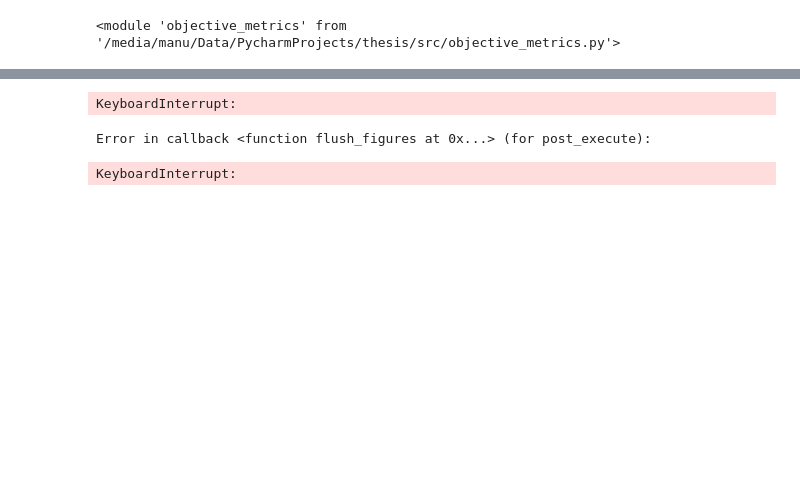
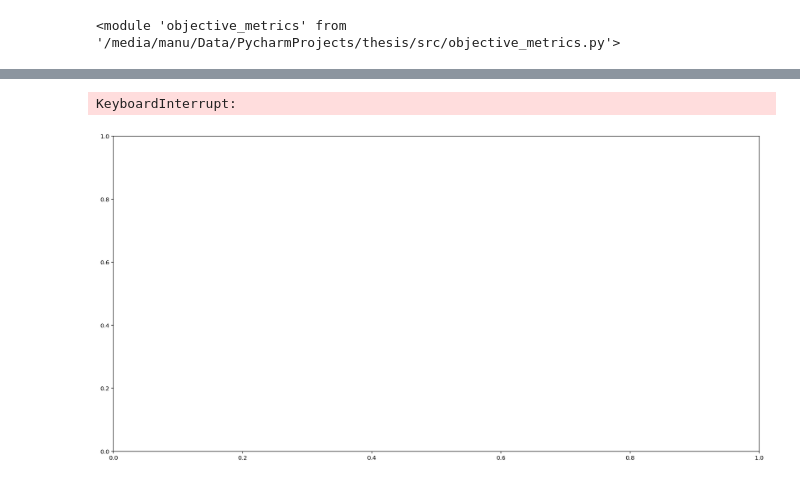
Before and after one commit to HikariNoMJ14/cool-cat-ai, a Jupyter notebook: src/Dataset Stats.ipynb, the cells around one changed output, grey strips where cells are left out. Cells and saved outputs as stored; diff of their text form; code cells hidden in the pictures; blank space fills up the shorter version.

```diff
--- a/src/Dataset Stats.ipynb
+++ b/src/Dataset Stats.ipynb
@@ -22,11 +25,11 @@ importlib.reload(objective_metrics)
 # %% [output]
 <module 'objective_metrics' from '/media/manu/Data/PycharmProjects/thesis/src/objective_metrics.py'>
 # %%
-version = '0.9'
-folder = f'../data/split_melody_data/v{version}'
+version = '1.2'
+folder = f'../data/finalised/'
 filepaths = [y for x in os.walk(folder) for y in glob(os.path.join(x[0], '*.csv'))]
 
-chord_progressions = get_chord_progressions()
+chord_progressions = get_chord_progressions('..')
 # %%
 metrics = {}
 
@@ -126,16 +154,16 @@ total_df['pitch_class'] = (total_df['pitch'] % 12).apply([lambda x: pitch_classe
 # %%
 total_df['source'] = total_df['filename'].apply([lambda x: os.path.basename(os.path.dirname(x))])
 # %%
-g = sns.histplot(
+g = sns.countplot(
     data=total_df,
-    x='offset', hue='source', kind='kde',
+    x='offset', hue='source',
+#     kind='kde',pe1
 #     stat="density", common_norm=False
 )
 g.set_xticks(range(0,49))
 # %% [output]
 KeyboardInterrupt:
-Error in callback <function flush_figures at 0x...> (for post_execute):
-KeyboardInterrupt:
+[figure, added]
 # %%
 g = sns.histplot(
     data=total_df[total_df['duration'] <= 48],
```
Also changed, not shown: parts of 18 cells of this notebook, 16 other files.
